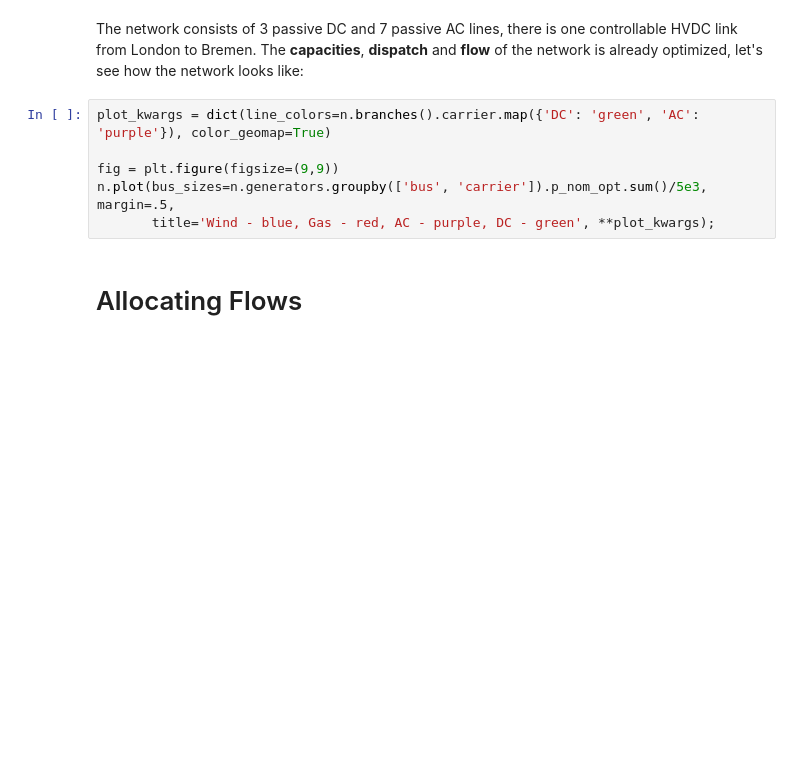
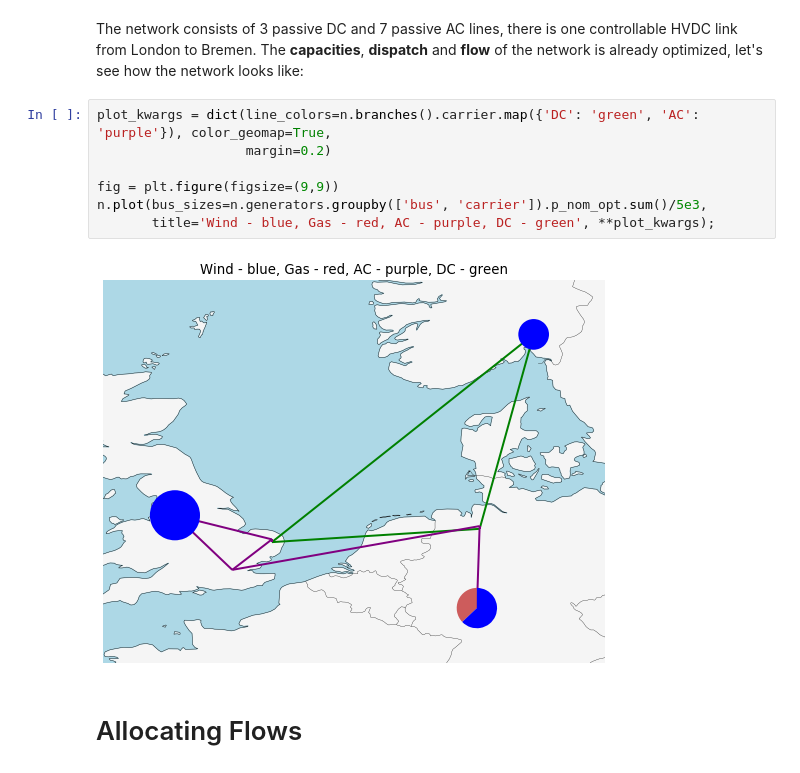
Before and after one commit to FRESNA/netallocation, a Jupyter notebook: examples/Getting Started.ipynb, the cells around one changed output. Cells and saved outputs as stored; diff of their text form; blank space fills up the shorter version.

```diff
--- a/examples/Getting Started.ipynb
+++ b/examples/Getting Started.ipynb
@@ -29,11 +60,14 @@ n.branches()[['bus0', 'bus1', 'carrier']]
 # %% [markdown]
 The network consists of 3 passive DC and 7 passive AC lines, there is one controllable HVDC link from London to Bremen. The **capacities**, **dispatch** and **flow** of the network is already optimized, let's see how the network looks like:
 # %%
-plot_kwargs = dict(line_colors=n.branches().carrier.map({'DC': 'green', 'AC': 'purple'}), color_geomap=True)
+plot_kwargs = dict(line_colors=n.branches().carrier.map({'DC': 'green', 'AC': 'purple'}), color_geomap=True,
+                   margin=0.2)
 
 fig = plt.figure(figsize=(9,9))
-n.plot(bus_sizes=n.generators.groupby(['bus', 'carrier']).p_nom_opt.sum()/5e3, margin=.5,
+n.plot(bus_sizes=n.generators.groupby(['bus', 'carrier']).p_nom_opt.sum()/5e3,
        title='Wind - blue, Gas - red, AC - purple, DC - green', **plot_kwargs);
+# %% [output]
+[figure, added]
 # %% [markdown]
 # Allocating Flows
 # %% [markdown]
```
Also changed, not shown: parts of 24 cells of this notebook, 3 other files.
